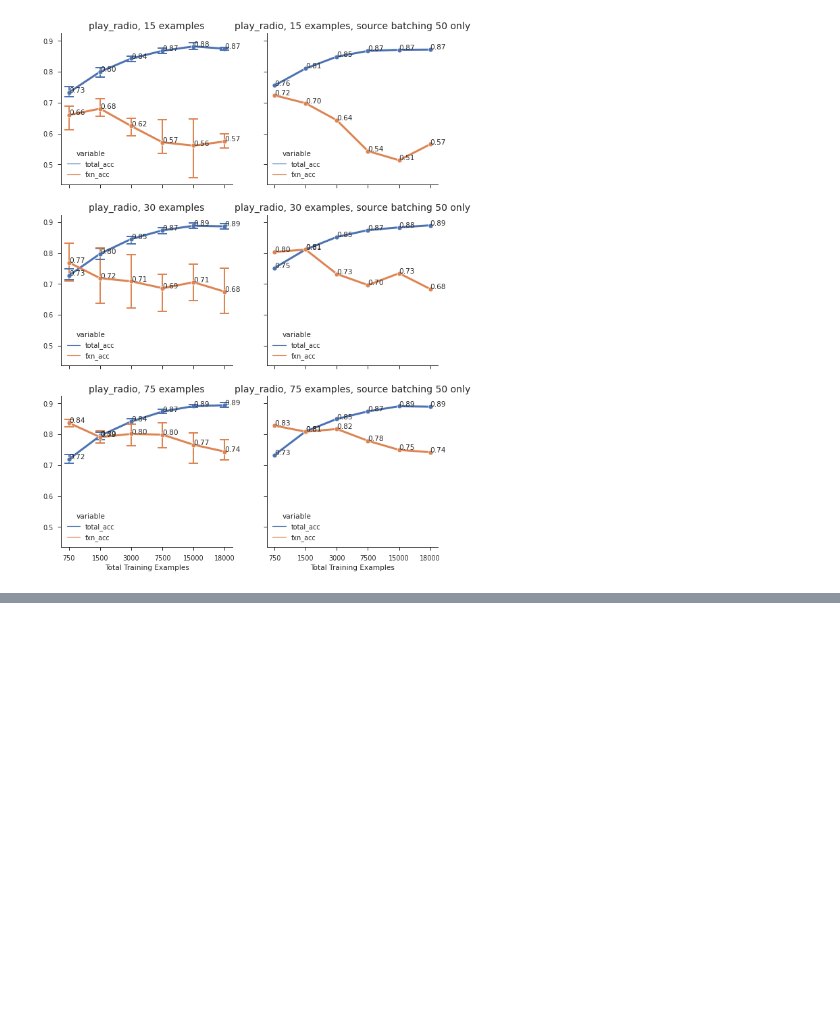
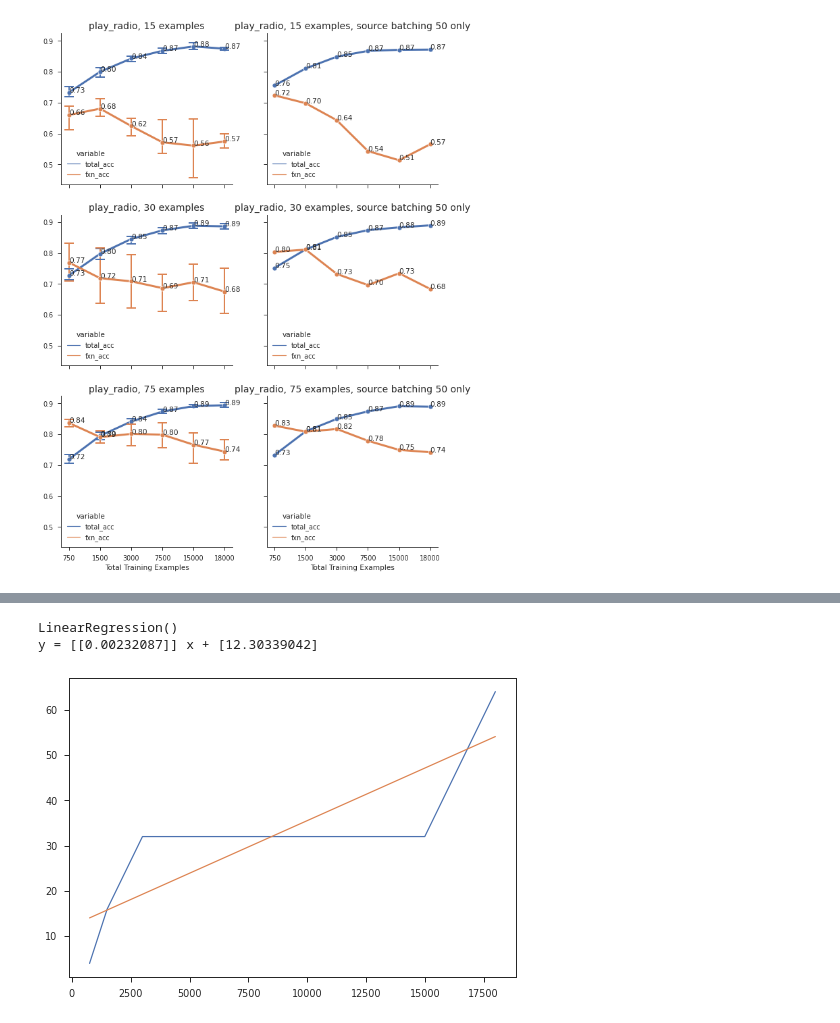
Before and after one commit to esteng/calibration_miso, a Jupyter notebook: intent/plots.ipynb, the cells around one changed output, grey strips where cells are left out. Cells and saved outputs as stored; diff of their text form; code cells hidden in the pictures; blank space fills up the shorter version.

```diff
--- a/intent/plots.ipynb
+++ b/intent/plots.ipynb
@@ -222,0 +239,24 @@ for i in range(len(splits)):
+# %%
+xs = np.array([750, 1500, 3000, 7500, 15000, 18000]).reshape(-1, 1)
+ys = np.array([4, 16, 32, 32, 32, 64]).reshape(-1,1)
+
+plt.plot(xs, ys)
+
+from sklearn.preprocessing import PolynomialFeatures
+from sklearn.pipeline import make_pipeline
+from sklearn.linear_model import LinearRegression
+
+degree=1
+# polyreg=make_pipeline(PolynomialFeatures(degree),LinearRegression())
+polyreg = LinearRegression()
+print(polyreg.fit(xs,ys))
+
+pred = polyreg.predict(xs)
+
+plt.plot(xs, pred)
+
+print(f"y = {polyreg.coef_} x + {polyreg.intercept_}")
+# %% [output]
+LinearRegression()
+y = [[0.00232087]] x + [12.30339042]
+[figure, added]
```
Also changed, not shown: parts of 2 cells of this notebook, 8 other files.
